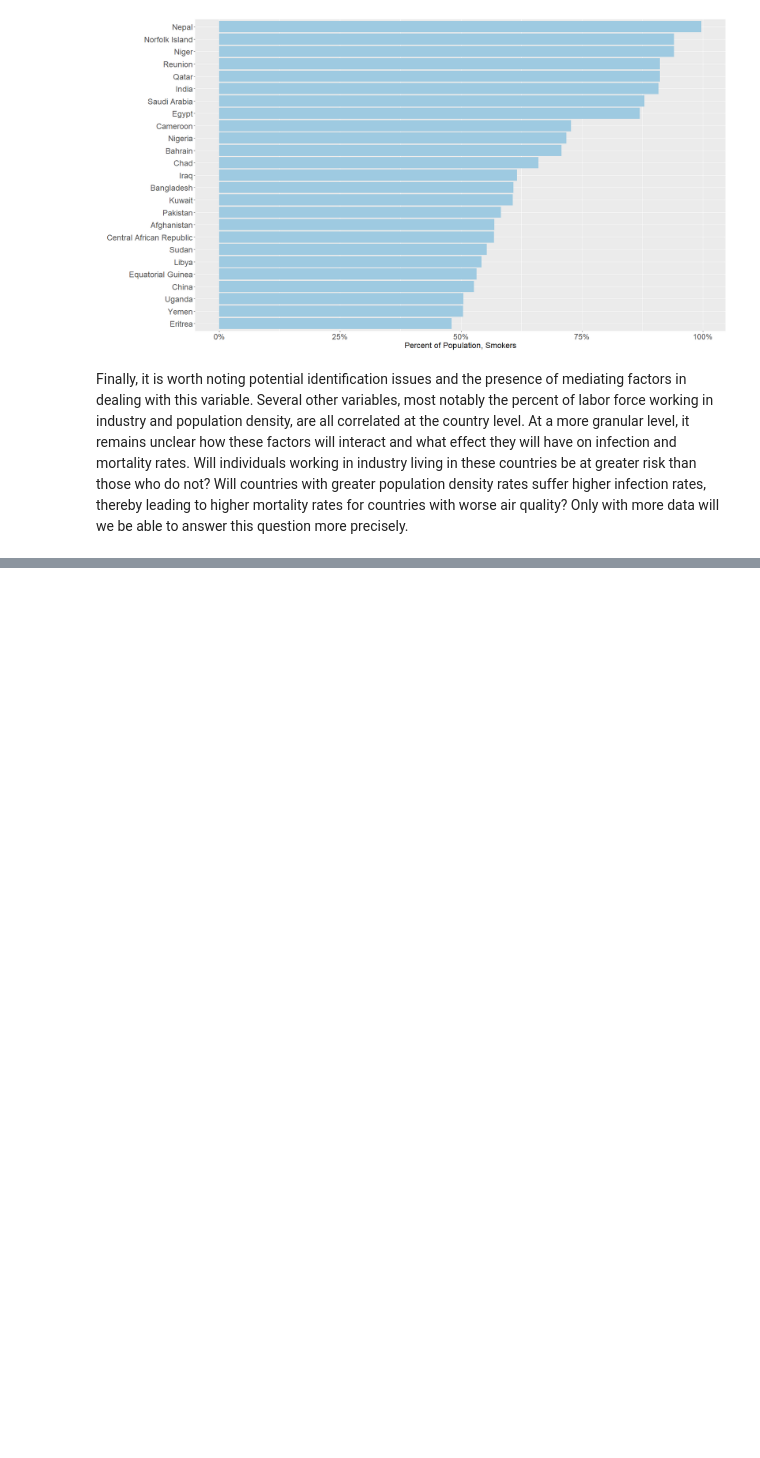
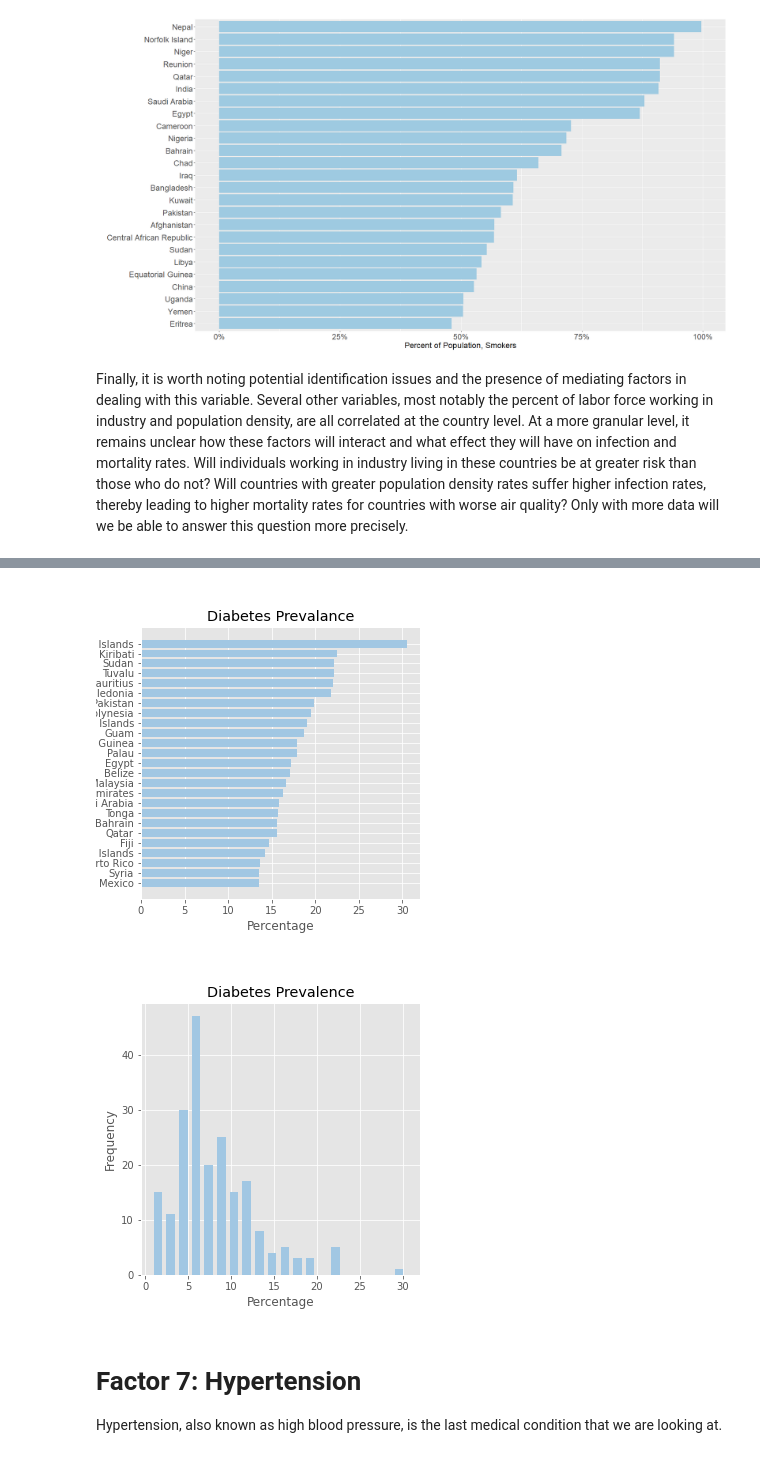
Before and after one commit to dai-ictgeo/covid_19_part_1, a Jupyter notebook: covid_19_clean.ipynb, the cells around one changed output, grey strips where cells are left out. Drawn from its saved outputs; the diff is of its cells as text; code cells hidden in the pictures; blank space fills up the shorter version.

```diff
--- a/covid_19_clean.ipynb
+++ b/covid_19_clean.ipynb
@@ -96,0 +124,8 @@ We pulled data from the Global Burden of Disease Study 2017 on Disability Adjust
+# %%
+display(Image('docs/Prevalence Diabetes (2019)_bar.png'), Image('docs/Prevalence Diabetes (2019)_hist.png'))
+# %% [output]
+[figure, added]
+[figure, added]
+# %% [markdown]
+# Factor 7: Hypertension
+Hypertension, also known as high blood pressure, is the last medical condition that we are looking at.
```
Also changed, not shown: parts of 10 cells of this notebook.
